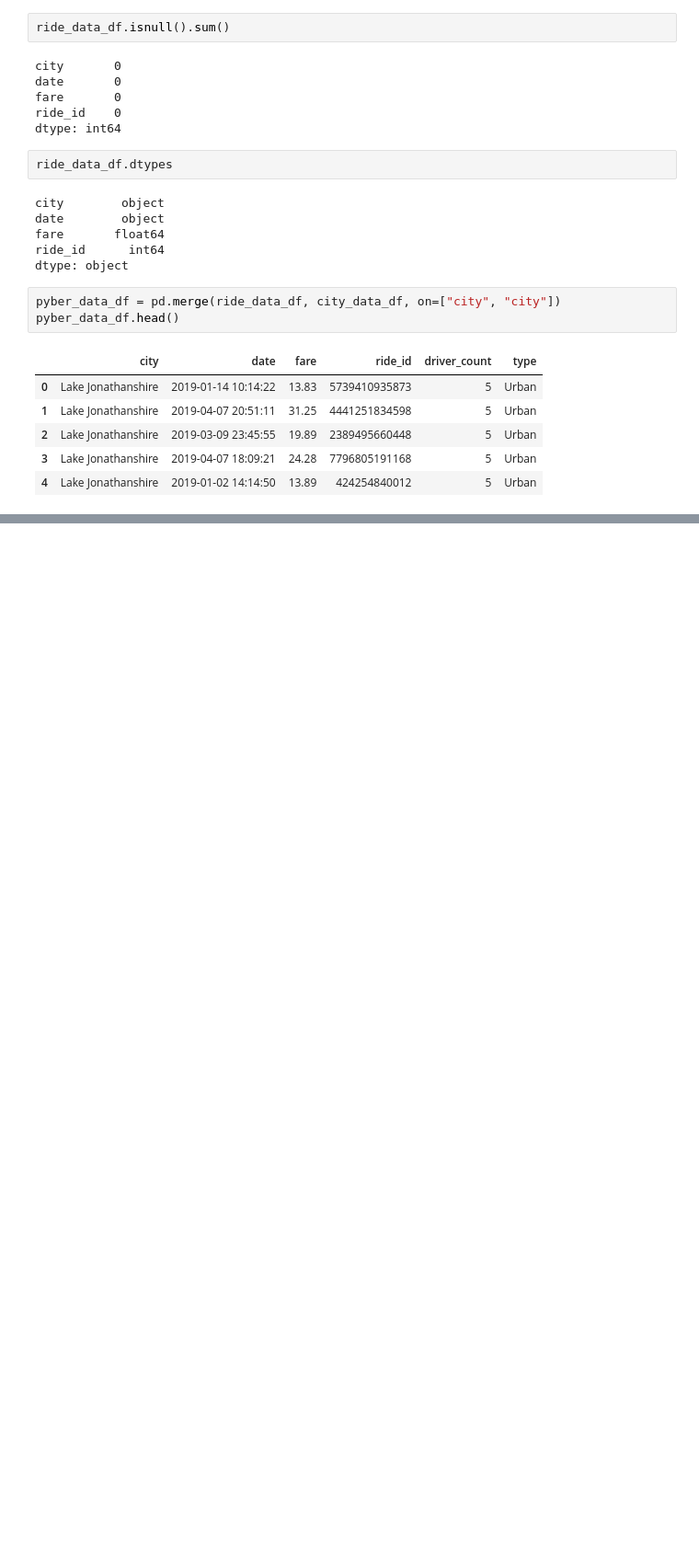
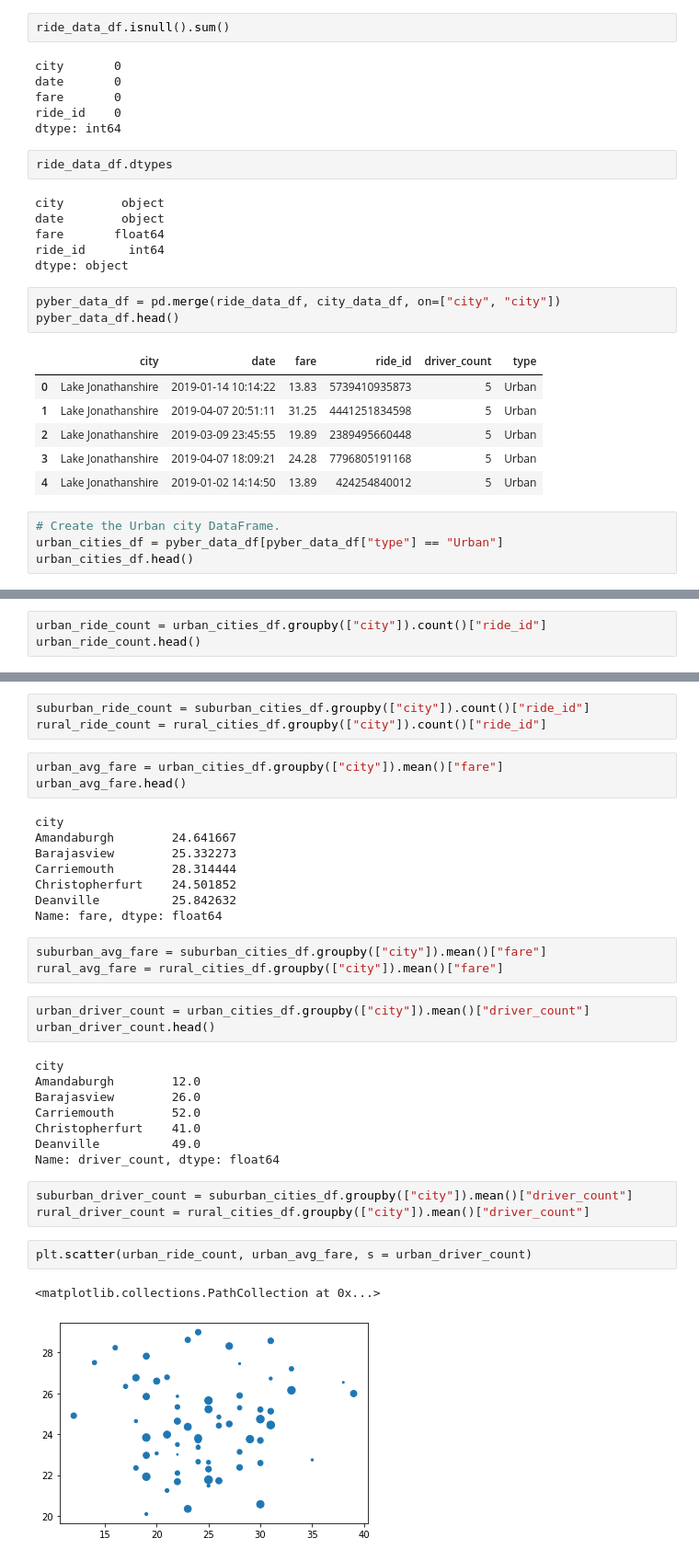
Before and after one commit to jinnabelle/PyBer_Analysis, a Jupyter notebook: PyBer.ipynb, the cells around one changed output, grey strips where cells are left out. Shown at 92% size. Cells and saved outputs as stored; diff of their text form; blank space fills up the shorter version.

```diff
--- a/PyBer.ipynb
+++ b/PyBer.ipynb
@@ -113,3 +113,7 @@ pyber_data_df.head()
 | 2 | Lake Jonathanshire | 2019-03-09 23:45:55 | 19.89 | 2389495660448 | 5 | Urban |
 | 3 | Lake Jonathanshire | 2019-04-07 18:09:21 | 24.28 | 7796805191168 | 5 | Urban |
 | 4 | Lake Jonathanshire | 2019-01-02 14:14:50 | 13.89 | 424254840012 | 5 | Urban |
+# %%
+# Create the Urban city DataFrame.
+urban_cities_df = pyber_data_df[pyber_data_df["type"] == "Urban"]
+urban_cities_df.head()
@@ -115,0 +147,3 @@ pyber_data_df.head()
+# %%
+urban_ride_count = urban_cities_df.groupby(["city"]).count()["ride_id"]
+urban_ride_count.head()
@@ -115,0 +158,36 @@ pyber_data_df.head()
+# %%
+suburban_ride_count = suburban_cities_df.groupby(["city"]).count()["ride_id"]
+rural_ride_count = rural_cities_df.groupby(["city"]).count()["ride_id"]
+# %%
+urban_avg_fare = urban_cities_df.groupby(["city"]).mean()["fare"]
+urban_avg_fare.head()
+# %% [output]
+city
+Amandaburgh        24.641667
+Barajasview        25.332273
+Carriemouth        28.314444
+Christopherfurt    24.501852
+Deanville          25.842632
+Name: fare, dtype: float64
+# %%
+suburban_avg_fare = suburban_cities_df.groupby(["city"]).mean()["fare"]
+rural_avg_fare = rural_cities_df.groupby(["city"]).mean()["fare"]
+# %%
+urban_driver_count = urban_cities_df.groupby(["city"]).mean()["driver_count"]
+urban_driver_count.head()
+# %% [output]
+city
+Amandaburgh        12.0
+Barajasview        26.0
+Carriemouth        52.0
+Christopherfurt    41.0
+Deanville          49.0
+Name: driver_count, dtype: float64
+# %%
+suburban_driver_count = suburban_cities_df.groupby(["city"]).mean()["driver_count"]
+rural_driver_count = rural_cities_df.groupby(["city"]).mean()["driver_count"]
+# %%
+plt.scatter(urban_ride_count, urban_avg_fare, s = urban_driver_count)
+# %% [output]
+<matplotlib.collections.PathCollection at 0x...>
+[figure, added]
```
Also changed, not shown: parts of 10 cells of this notebook, 2 other files.
